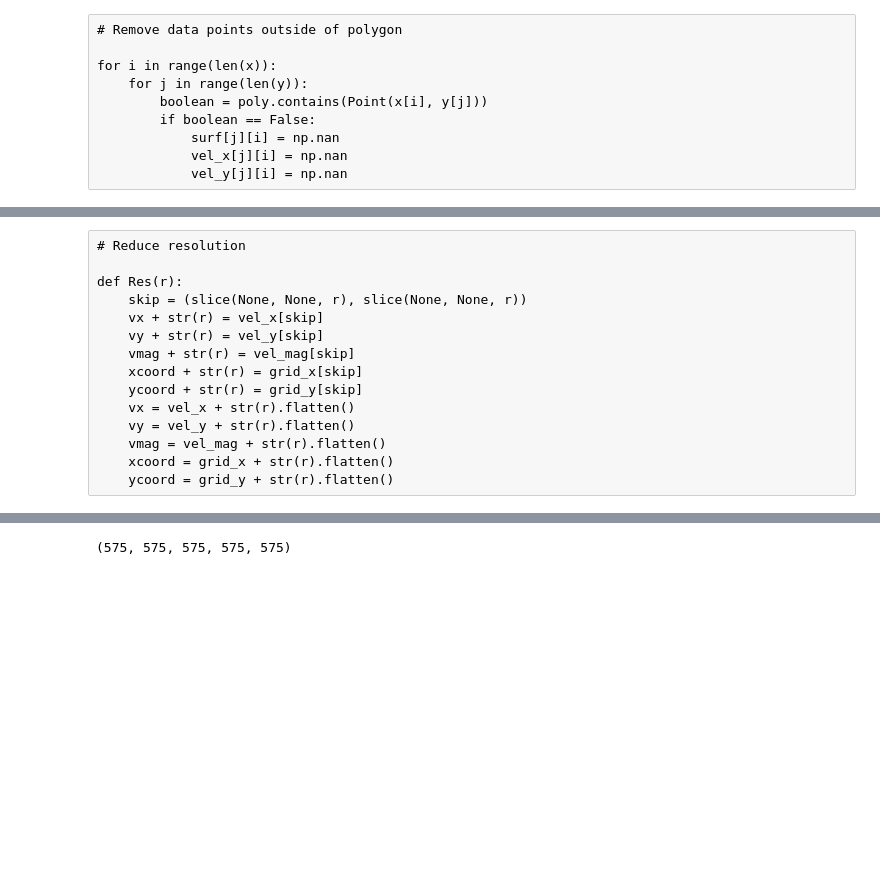
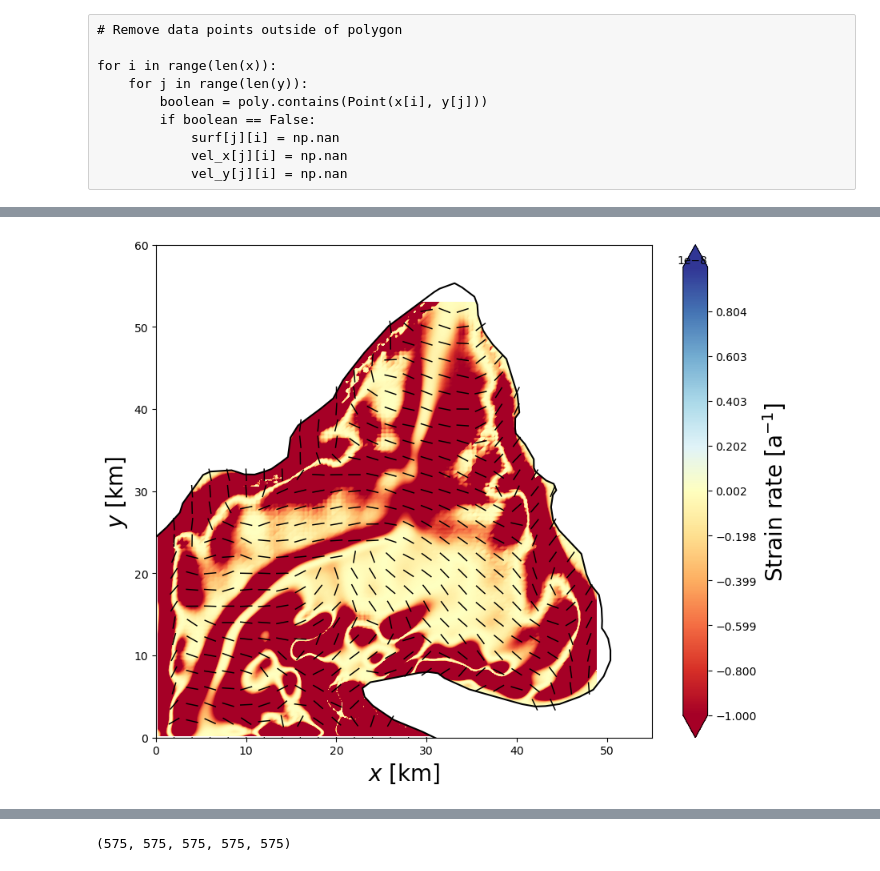
Before and after one commit to henryclara/Anisotropy_SIA, a Jupyter notebook: src/PlotData.ipynb, the cells around one changed output, grey strips where cells are left out. Cells and saved outputs as stored; diff of their text form; code cells hidden in the pictures; blank space fills up the shorter version.

```diff
--- a/src/PlotData.ipynb
+++ b/src/PlotData.ipynb
@@ -226,3 +226,18 @@ e_total_5 = StrainMag(exx_5, eyy_5)
 e_total_10 = StrainMag(exx_10, eyy_10)
 e_total_20 = StrainMag(exx_20, eyy_20)
 e_total_25 = StrainMag(exx_25, eyy_25)
+# %%
+# Calculate the second strain rate tensor invariant
+
+def StrainSecInv(exx, eyy, exy):
+    e_2nd_inv = np.zeros_like(surf)
+    for i in range(1, I-1):
+        for j in range(1, J-1):
+            e_2nd_inv[i][j] = exx[i][j]*eyy[i][j] - exy[i][j]**2.0
+    return e_2nd_inv
+
+e_2nd_inv_1 = StrainSecInv(exx_1, eyy_1, exy_1)
+e_2nd_inv_5 = StrainSecInv(exx_5, eyy_5, exy_5)
+e_2nd_inv_10 = StrainSecInv(exx_10, eyy_10, exy_10)
+e_2nd_inv_20 = StrainSecInv(exx_20, eyy_20, exy_20)
+e_2nd_inv_25 = StrainSecInv(exx_25, eyy_25, exy_25)
@@ -313,15 +344,0 @@ cbar = fig.colorbar(CS)
-# %% [raw]
-# Reduce resolution
-
-def Res(r):
-    skip = (slice(None, None, r), slice(None, None, r))
-    vx + str(r) = vel_x[skip]
-    vy + str(r) = vel_y[skip]
-    vmag + str(r) = vel_mag[skip]
-    xcoord + str(r) = grid_x[skip]
-    ycoord + str(r) = grid_y[skip]
-    vx = vel_x + str(r).flatten()
-    vy = vel_y + str(r).flatten()
-    vmag = vel_mag + str(r).flatten()
-    xcoord = grid_x + str(r).flatten()
-    ycoord = grid_y + str(r).flatten()
@@ -336,0 +345,23 @@ ycoord25 = grid_y[skip]
+# %%
+# Plot second strain rate tensor invariant
+
+fig, ax = plt.subplots(1, 1, figsize=(10, 8))
+#levels2 = np.linspace(-0.001,0.001,500)
+levels2 = np.linspace(-0.00000001,0.00000001,500)
+CS = ax.contourf(grid_x/1000-770, grid_y/1000-1960, e_2nd_inv_1, levels=levels2, cmap=plt.cm.RdYlBu, extend='both')
+#CS = ax.contourf(grid_x, grid_y, e_2nd_inv_1, cmap=plt.cm.GnBu, locator=ticker.LogLocator(), extend='max')
+#CS = ax.contourf(grid_x, grid_y, e_2nd_inv_1, cmap=plt.cm.GnBu, extend='max')
+ax.set_xlim([0, 55])
+ax.set_ylim([0, 60])
+skip2 = (slice(None, None, 20), slice(None, None, 20))
+#ax.quiver(grid_x[skip1]/1000-770, grid_y[skip1]/1000-1960, vel_x_norm[skip1], vel_y_norm[skip1], scale=40)
+ax.quiver(grid_x[skip2]/1000-770, grid_y[skip2]/1000-1960, v1_max_20[skip2], v2_max_20[skip2], scale=40, pivot='mid', headlength=0, headwidth=1)
+ax.plot(data_GL_reduced['X']/1000-770, data_GL_reduced['Y']/1000-1960, color='black')
+ax.set_xlabel(r'$x$ [km]', size=20)
+ax.set_ylabel(r'$y$ [km]', size=20)
+cbar = fig.colorbar(CS)
+cbar.set_label('Strain rate [a$^{-1}$]', size=20)
+#ax.tick_params(color='w', labelcolor='w')
+fig.savefig('HammarryggenStrainRate2ndInvariant.jpg', format='jpg', dpi=700, bbox_inches = "tight")
+# %% [output]
+[figure, added]
```
Also changed, not shown: parts of 13 cells of this notebook, 1 other file.
